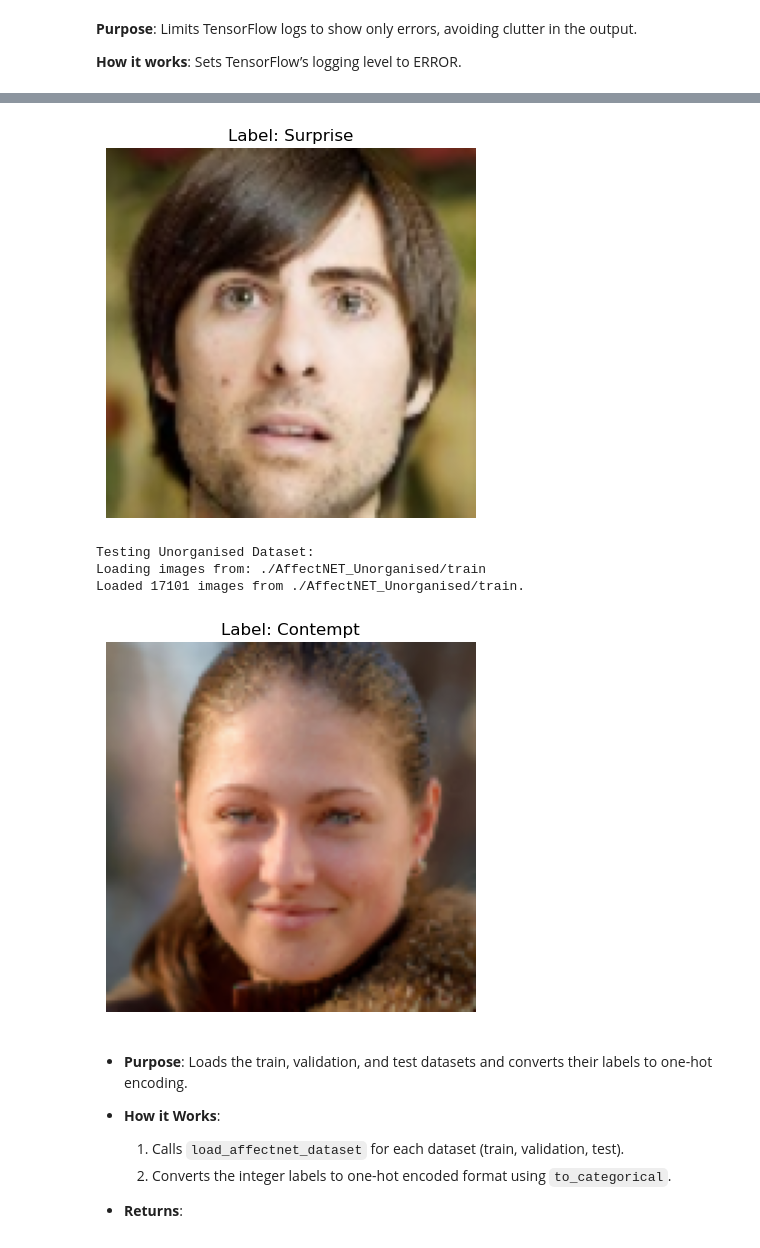
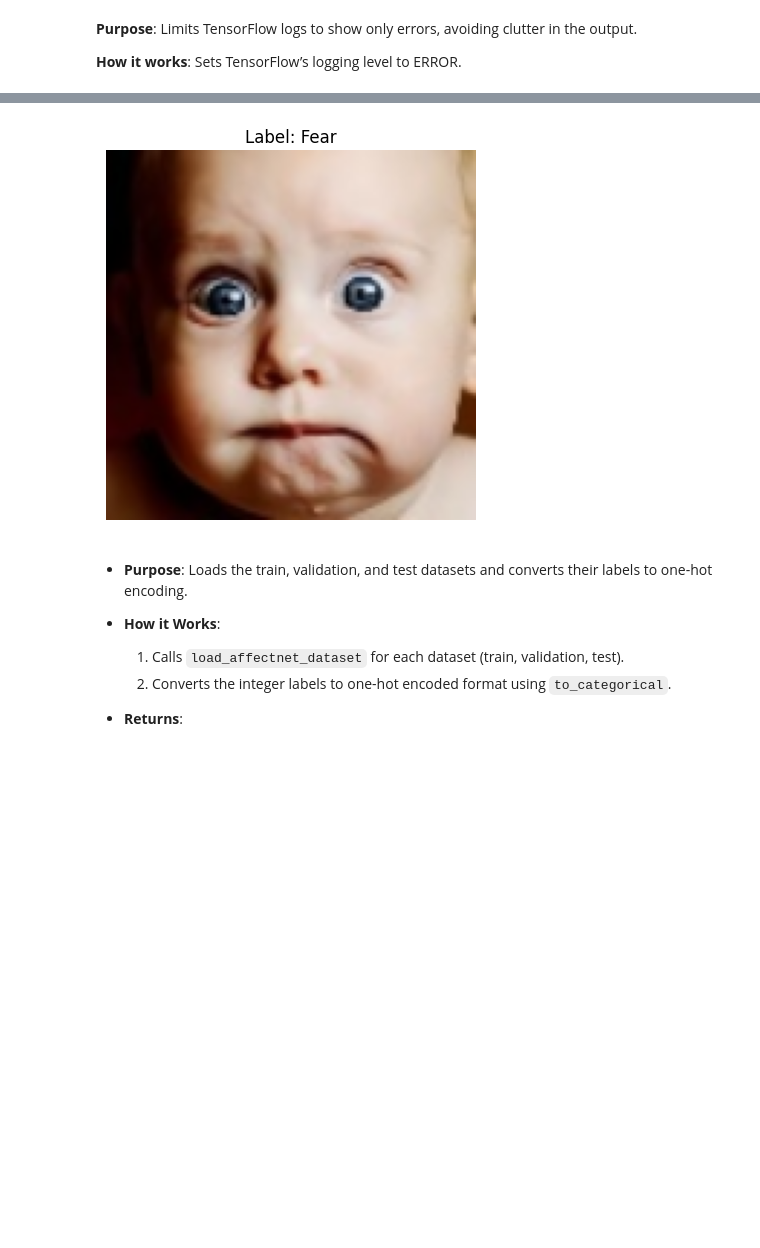
Before and after one commit to Ahmet-Toplu/emotion_recognition, a Jupyter notebook: emotion_recognition.ipynb, the cells around one changed output, grey strips where cells are left out. Drawn from its saved outputs; the diff is of its cells as text; code cells hidden in the pictures; blank space fills up the shorter version.

```diff
--- a/emotion_recognition.ipynb
+++ b/emotion_recognition.ipynb
@@ -215,7 +215,7 @@ class DataProcessor:
         self.organised = ORGANISED
 
         # Automatically set paths for train, valid, and test
-        if ORGANISED:
+        if self.organised:
             self.train_path = os.path.join(dataset_path, "train_organised")
             self.valid_path = os.path.join(dataset_path, "valid_organised")
             self.test_path = os.path.join(dataset_path, "test_organised")
@@ -352,7 +352,7 @@ if __name__ == "__main__":
     EMOTIONS = ["Anger", "Contempt", "Disgust", "Fear", "Happy", "Neutral", "Sad", "Surprise"]
 
     print("Testing Organised Dataset:")
-    organised_path = "./AffectNET_Organised"
+    organised_path = "./AffectNET"
     processor = DataProcessor(organised_path, EMOTIONS, ORGANISED=True)
     processor.show_example(dataset="train")
 
@@ -367,8 +380,4 @@ Loaded 17101 images from ./AffectNET_Organised/train_organised.
-[figure, old version]
+[figure, new version]
-Testing Unorganised Dataset:
-Loading images from: ./AffectNET_Unorganised/train
-Loaded 17101 images from ./AffectNET_Unorganised/train.
-[figure, removed]
 # %% [markdown]
 - **Purpose**: Loads the train, validation, and test datasets and converts their labels to one-hot encoding.
 - **How it Works**:
```
Also changed, not shown: parts of 7 cells of this notebook, 1 other file.
